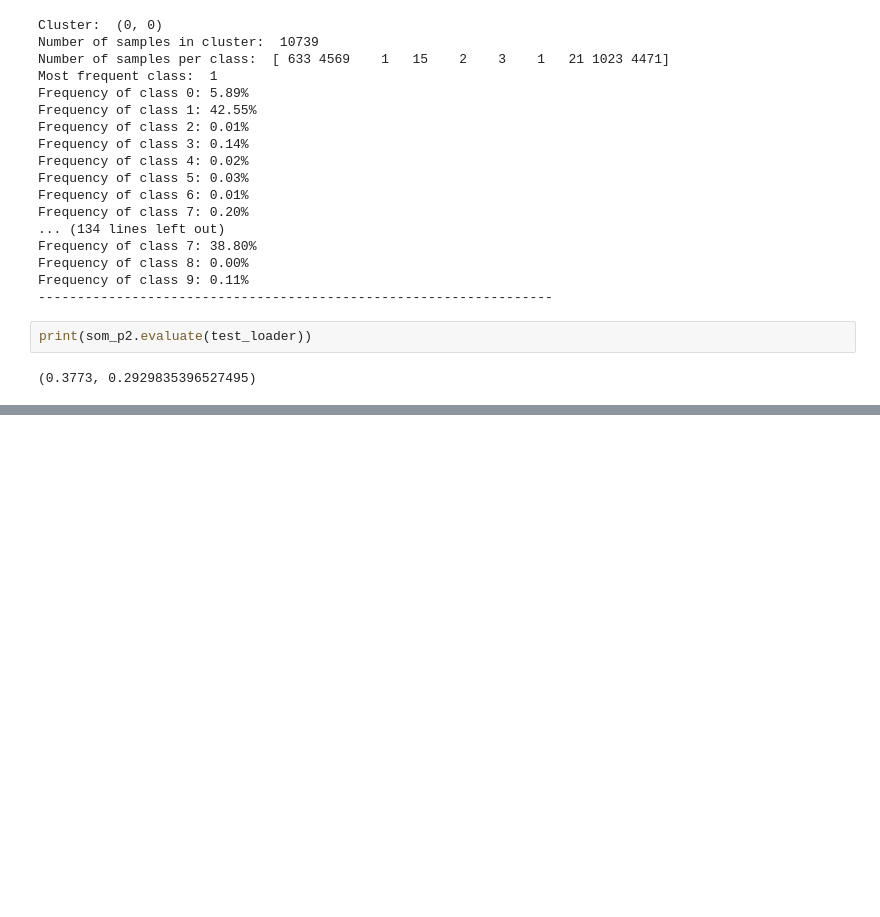
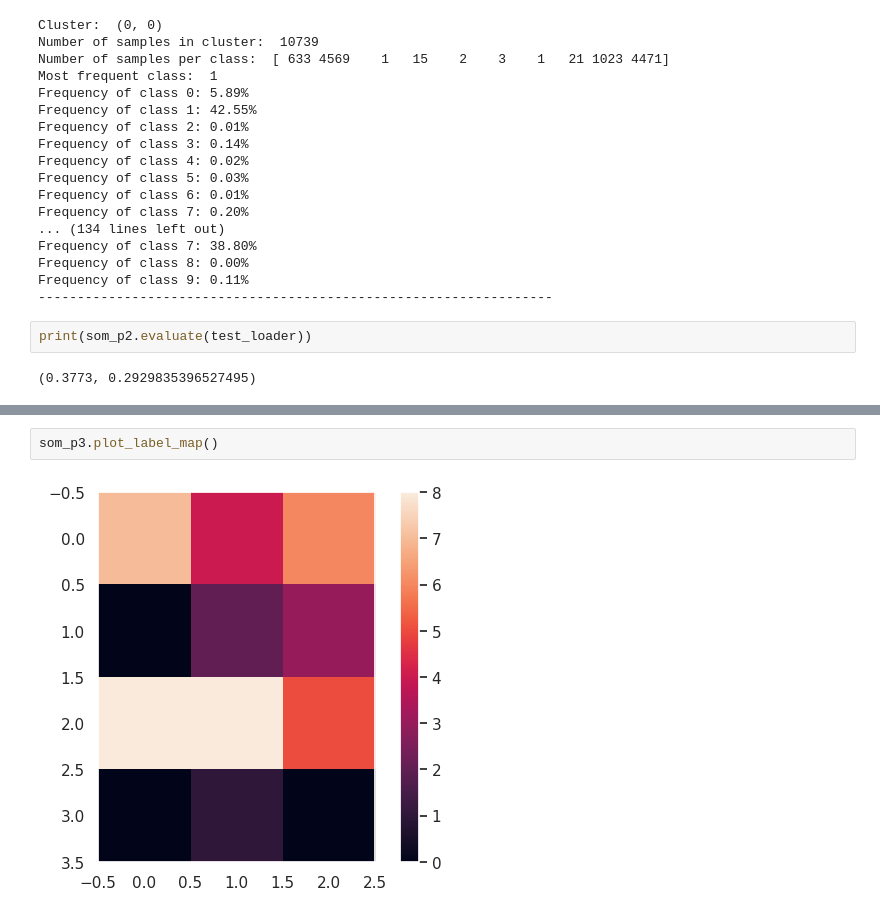
Before and after one commit to kianmajl/CIFAR10_Image_Classification, a Jupyter notebook: Codes/SOM.ipynb, the cells around one changed output, grey strips where cells are left out. Saved outputs shown, nothing was run; the diff lists cells and outputs as text; blank space fills up the shorter version.

```diff
--- a/Codes/SOM.ipynb
+++ b/Codes/SOM.ipynb
@@ -466,0 +489,4 @@ print(som_p2.evaluate(test_loader))
+# %%
+som_p3.plot_label_map()
+# %% [output]
+[figure, added]
```
Also changed, not shown: parts of 5 cells of this notebook.
